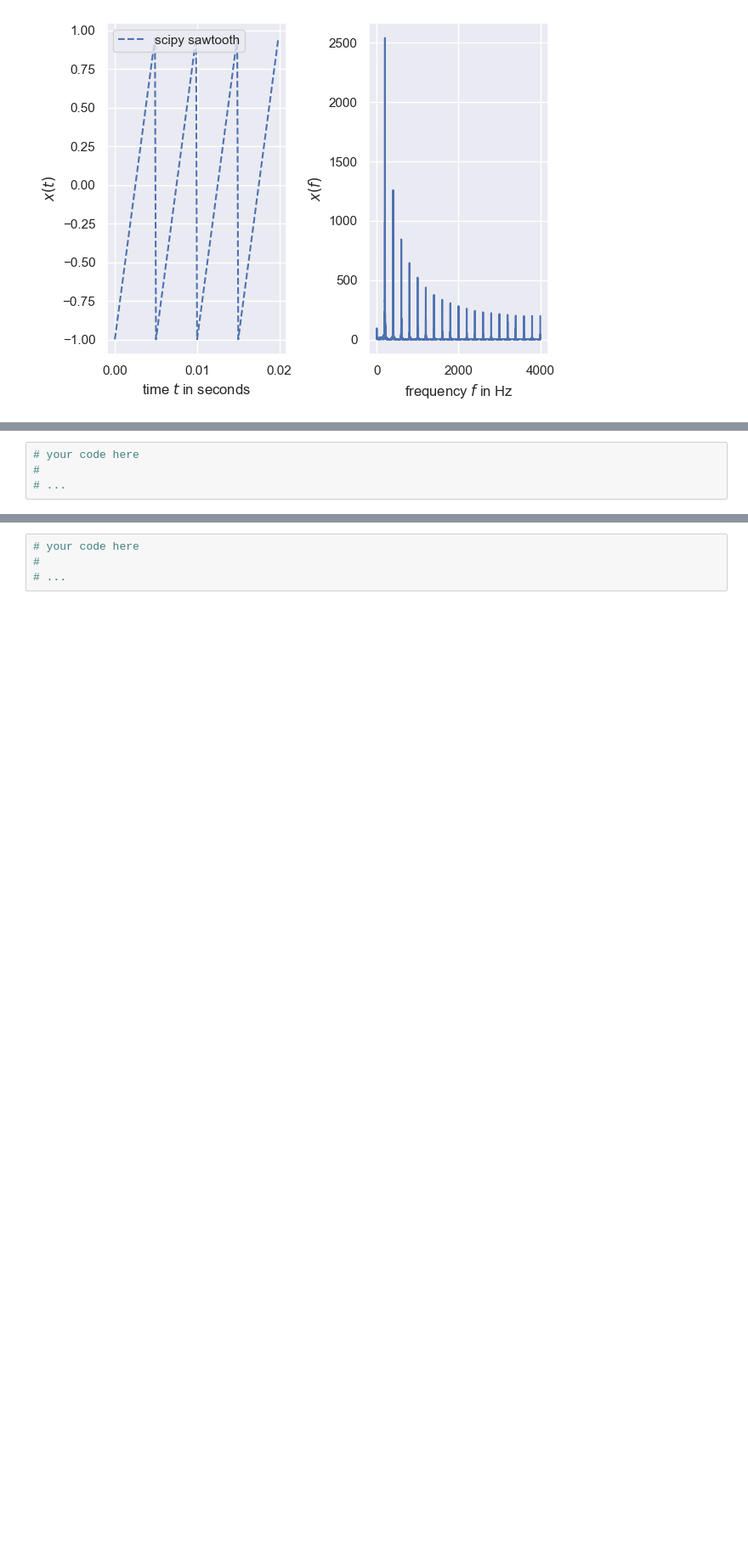
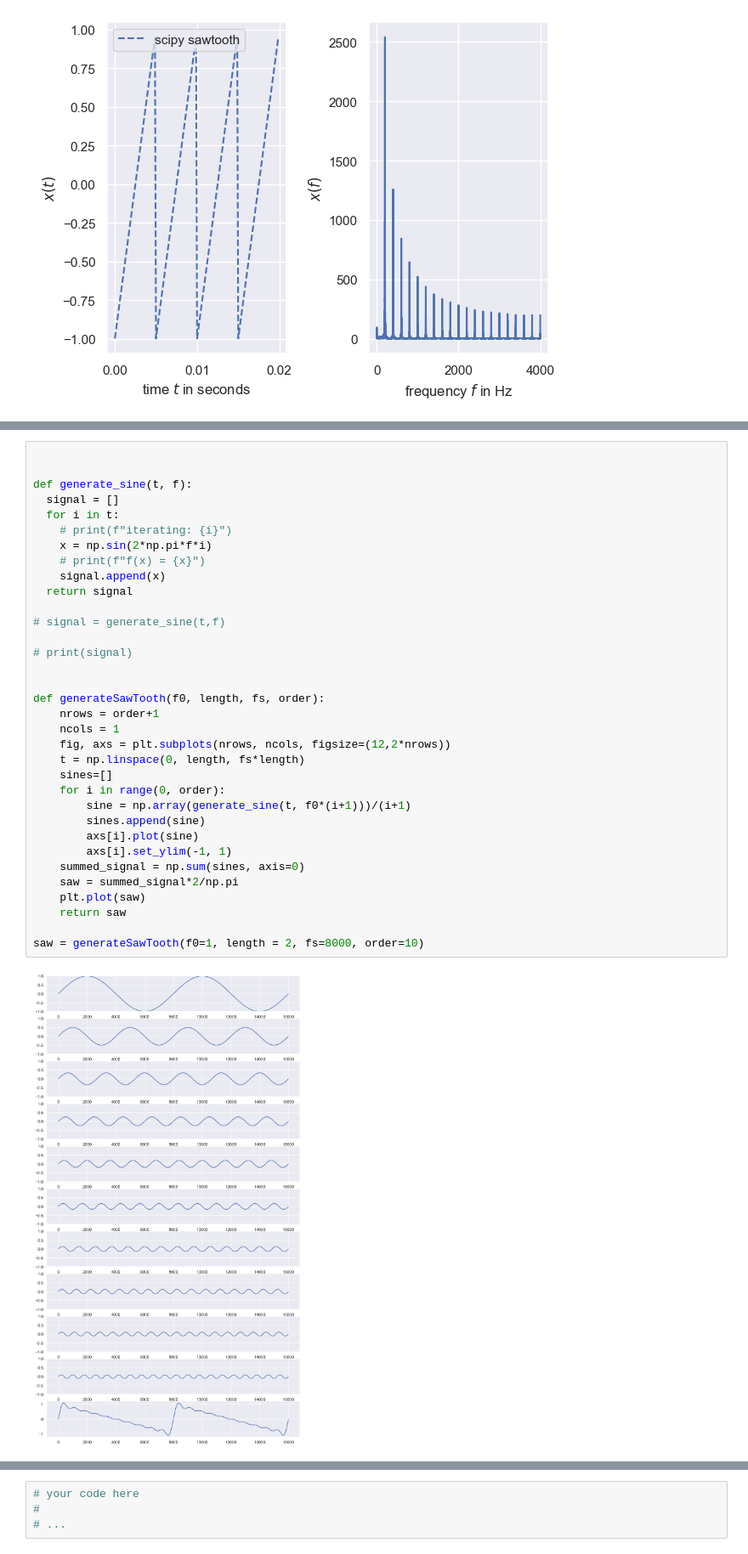
Before and after one commit to lucyshef/speech-processing, a Jupyter notebook: Lab-Sheet-4/Lab-Sheet-4.ipynb, the cells around one changed output, grey strips where cells are left out. Shown: that part at 85% size. Drawn from its saved outputs; the diff is of its cells as text; blank space fills up the shorter version.

```diff
--- a/Lab-Sheet-4/Lab-Sheet-4.ipynb
+++ b/Lab-Sheet-4/Lab-Sheet-4.ipynb
@@ -163,9 +170,41 @@ Hint: It might be a good idea to realise the sawtooth generation as a function,
 
 </div>
 # %%
-# your code here
-#
-# ...
+
+
+def generate_sine(t, f):
+  signal = []
+  for i in t:
+    # print(f"iterating: {i}")
+    x = np.sin(2*np.pi*f*i)
+    # print(f"f(x) = {x}")
+    signal.append(x)
+  return signal
+
+# signal = generate_sine(t,f)
+
+# print(signal)
+
+
+def generateSawTooth(f0, length, fs, order):
+    nrows = order+1
+    ncols = 1
+    fig, axs = plt.subplots(nrows, ncols, figsize=(12,2*nrows))
+    t = np.linspace(0, length, fs*length)
+    sines=[]
+    for i in range(0, order):
+        sine = np.array(generate_sine(t, f0*(i+1)))/(i+1)
+        sines.append(sine)
+        axs[i].plot(sine)
+        axs[i].set_ylim(-1, 1)
+    summed_signal = np.sum(sines, axis=0)
+    saw = summed_signal*2/np.pi
+    plt.plot(saw)
+    return saw
+
+saw = generateSawTooth(f0=1, length = 2, fs=8000, order=10)
+# %% [output]
+[figure, added]
 # %% [markdown]
 From the lecture we should remember that the sine (and cosine) oscillations can be visualised as projections of a vector from the center of a carthesian coordinate system to the unit circle moving on the unit circle to the $x$ and $y$ axes as visualised below.
 
```
Also changed, not shown: parts of 2 cells of this notebook.
